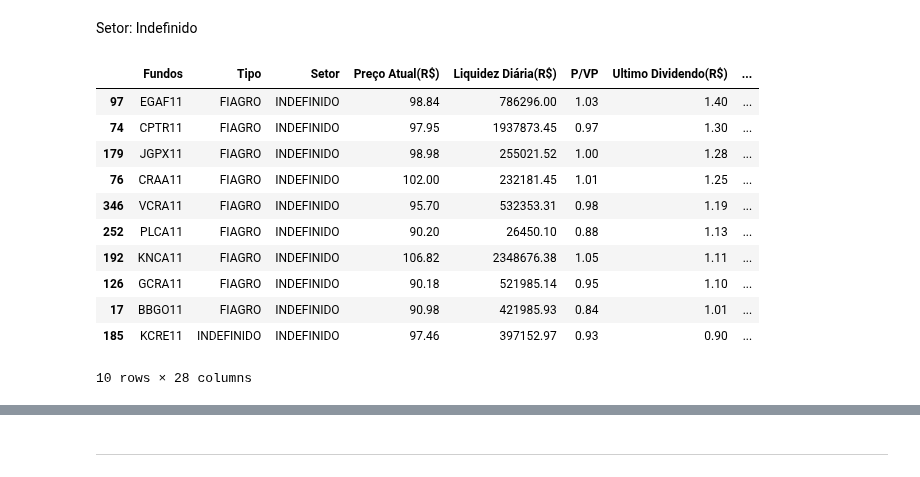
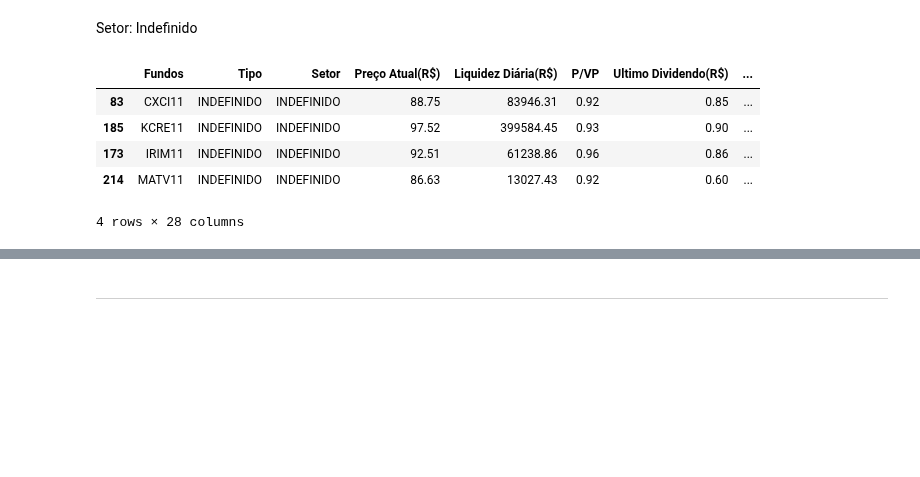
Before and after one commit to Riguini/Fundos-imobiliarios-FIIS-, a Jupyter notebook: FIIS.ipynb, the cells around one changed output, grey strips where cells are left out. Drawn from its saved outputs; the diff is of its cells as text; code cells hidden in the pictures; blank space fills up the shorter version.

```diff
--- a/FIIS.ipynb
+++ b/FIIS.ipynb
@@ -608,20 +607,14 @@ ___
 # %% [markdown]
 Setor: Indefinido
 # %%
-df_f_indefinido = df[df['Setor']=='INDEFINIDO']
-df_f_indefinido = df_f_indefinido.sort_values(by='Ultimo Dividendo(R$)', ascending=False)
+df_f_indefinido = df[(df['Tipo'] == 'INDEFINIDO') & (df['P/VP'] <= 1)  & (df['P/VPA'] <= 1)]
+df_f_indefinido = df_f_indefinido.sort_values(by='Dividend Yield', ascending=False)
 df_f_indefinido.head(10)
 # %% [output]
 |  | Fundos | Tipo | Setor | Preço Atual(R$) | Liquidez Diária(R$) | P/VP | Ultimo Dividendo(R$) | ... |
-| 97 | EGAF11 | FIAGRO | INDEFINIDO | 98.84 | 786296.00 | 1.03 | 1.40 | ... |
-| 74 | CPTR11 | FIAGRO | INDEFINIDO | 97.95 | 1937873.45 | 0.97 | 1.30 | ... |
-| 179 | JGPX11 | FIAGRO | INDEFINIDO | 98.98 | 255021.52 | 1.00 | 1.28 | ... |
-| 76 | CRAA11 | FIAGRO | INDEFINIDO | 102.00 | 232181.45 | 1.01 | 1.25 | ... |
-| 346 | VCRA11 | FIAGRO | INDEFINIDO | 95.70 | 532353.31 | 0.98 | 1.19 | ... |
-| 252 | PLCA11 | FIAGRO | INDEFINIDO | 90.20 | 26450.10 | 0.88 | 1.13 | ... |
-| 192 | KNCA11 | FIAGRO | INDEFINIDO | 106.82 | 2348676.38 | 1.05 | 1.11 | ... |
-| 126 | GCRA11 | FIAGRO | INDEFINIDO | 90.18 | 521985.14 | 0.95 | 1.10 | ... |
-| 17 | BBGO11 | FIAGRO | INDEFINIDO | 90.98 | 421985.93 | 0.84 | 1.01 | ... |
-| 185 | KCRE11 | INDEFINIDO | INDEFINIDO | 97.46 | 397152.97 | 0.93 | 0.90 | ... |
+| 83 | CXCI11 | INDEFINIDO | INDEFINIDO | 88.75 | 83946.31 | 0.92 | 0.85 | ... |
+| 185 | KCRE11 | INDEFINIDO | INDEFINIDO | 97.52 | 399584.45 | 0.93 | 0.90 | ... |
+| 173 | IRIM11 | INDEFINIDO | INDEFINIDO | 92.51 | 61238.86 | 0.96 | 0.86 | ... |
+| 214 | MATV11 | INDEFINIDO | INDEFINIDO | 86.63 | 13027.43 | 0.92 | 0.60 | ... |
-10 rows × 28 columns
+4 rows × 28 columns
 # %%
```
Also changed, not shown: parts of 74 cells of this notebook.
